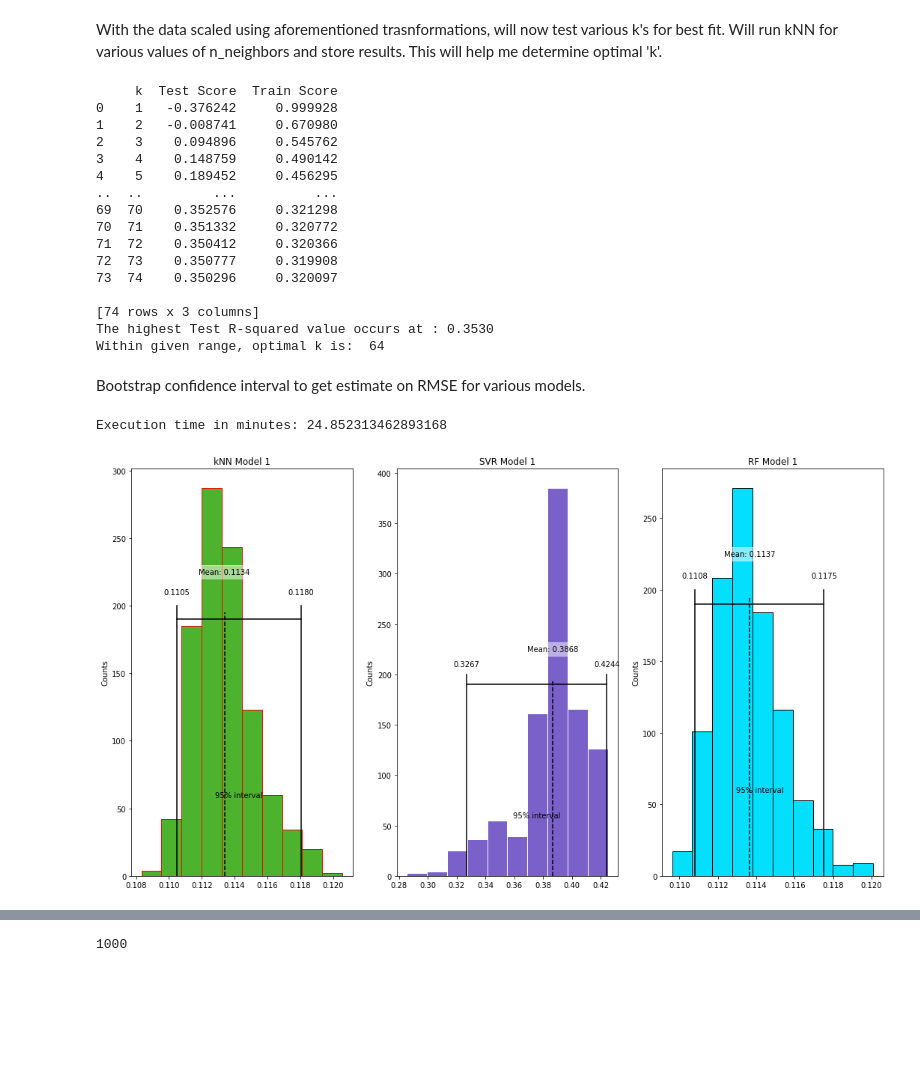
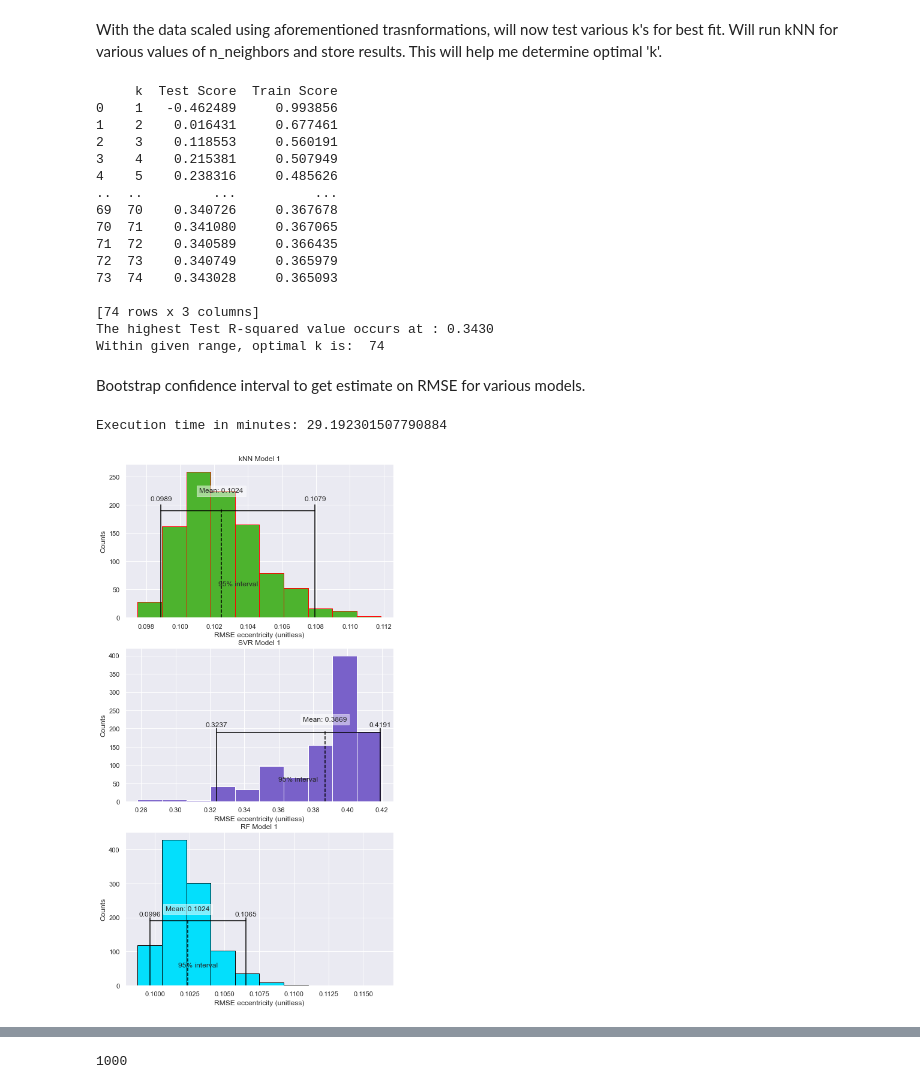
Before and after one commit to jbravo87/blog-projects, a Jupyter notebook: exoplanet_data_notebook.ipynb, the cells around one changed output, grey strips where cells are left out. Drawn from its saved outputs; the diff is of its cells as text; code cells hidden in the pictures; blank space fills up the shorter version.

Commit message:
Ran the script to ensure bootstrap confidence intervals

```diff
--- a/exoplanet_data_notebook.ipynb
+++ b/exoplanet_data_notebook.ipynb
@@ -27,6 +27,8 @@ from scipy import stats
 from math import sqrt
 from scipy.stats import wilcoxon
 from scipy.stats import spearmanr
+import seaborn as sns
+sns.set(style="darkgrid")
 # %%
 # Assign path of data to a variable.
 # Initiate first data frame with raw data.
@@ -83,8 +85,8 @@ df1
 Will rename the columns of interest for ease, i.e. make analysis clearer, and remove unnecessary rows by removing all the NA values from the original data frame.
 # %%
 df1 = df1.rename(columns={'pl_name':'planetname', 'pl_orbper':'orbitperiod', 'pl_orbeccen':'eccentricity'})
-df1 = df1.dropna()
-#df1 = df1.fillna(df1.median(numeric_only=True))
+#df1 = df1.dropna()
+df1 = df1.fillna(df1.median(numeric_only=True))
 df1
 # %% [output]
 |  | planetname | orbitperiod | eccentricity |
@@ -346,21 +350,21 @@ print('The highest Test R-squared value occurs at : %.4f' % outcomes_1.iloc[:,1]
 print('Within given range, optimal k is: ', outcomes_1.loc[outcomes_1['Test Score'] == outcomes_1.iloc[:,1].max(), 'k'].iloc[0])
 # %% [output]
      k  Test Score  Train Score
-0    1   -0.376242     0.999928
-1    2   -0.008741     0.670980
-2    3    0.094896     0.545762
-3    4    0.148759     0.490142
-4    5    0.189452     0.456295
+0    1   -0.462489     0.993856
+1    2    0.016431     0.677461
+2    3    0.118553     0.560191
+3    4    0.215381     0.507949
+4    5    0.238316     0.485626
 ..  ..         ...          ...
-69  70    0.352576     0.321298
-70  71    0.351332     0.320772
-71  72    0.350412     0.320366
-72  73    0.350777     0.319908
-73  74    0.350296     0.320097
+69  70    0.340726     0.367678
+70  71    0.341080     0.367065
+71  72    0.340589     0.366435
+72  73    0.340749     0.365979
+73  74    0.343028     0.365093
 
 [74 rows x 3 columns]
-The highest Test R-squared value occurs at : 0.3530
-Within given range, optimal k is:  64
+The highest Test R-squared value occurs at : 0.3430
+Within given range, optimal k is:  74
 # %% [markdown]
 Bootstrap confidence interval to get estimate on RMSE for various models.
 # %%
@@ -390,10 +394,10 @@ def ci_bootstrap(df, model):
 start_time_1 = time.time()
 
 df2 = pd.concat([np.log10(orbper), eccen], axis=1)
-metrics1_1 = ci_bootstrap(df2, KNeighborsRegressor(n_neighbors = 64))
+metrics1_1 = ci_bootstrap(df2, KNeighborsRegressor(n_neighbors = 74))
 
 # Plotting Logic
-fig1_2, ax1_2 = plt.subplots(1, 3, figsize = (18, 10))
+fig1_2, ax1_2 = plt.subplots(3, 1, figsize = (8, 16))
 #fig1_2.suptitle('Bootstrap Performance Metrics - Case 1')
 
 # Confidence Interval
@@ -437,34 +441,34 @@ ax1_2[1].text(mean_svr_model_1, 225, f'Mean: {mean_svr_model_1:.4f}',
         horizontalalignment='center', verticalalignment='center')
 ax1_2[1].set_title('SVR Model 1')
 
 # Now for the Random Forest model
 metrics1_3 = ci_bootstrap(df2, RandomForestRegressor(max_depth=2))
 confidence_interval1_3 = list(metrics1_3.quantile([0.025, 0.975]))
 
 ax1_2[2].hist(metrics1_3, color='#03dffc', edgecolor = "black")
 ax1_2[2].plot(confidence_interval1_3, [190, 190], color='black')
 for x1 in confidence_interval1_3:
     ax1_2[2].plot([x1, x1], [0, 200], color='black')
     ax1_2[2].text(x1, 210, f'{x1:.4f}',
             horizontalalignment='center', verticalalignment='center')
 ax1_2[2].text(sum(confidence_interval1_3) / 2, 60, '95% interval',
         horizontalalignment='center', verticalalignment='center')
 
 mean_rf_model_1 = metrics1_3.mean()
 ax1_2[2].plot([mean_rf_model_1, mean_rf_model_1], [0, 195], color='black', linestyle='--')
 ax1_2[2].text(mean_rf_model_1, 225, f'Mean: {mean_rf_model_1:.4f}',
       bbox=dict(facecolor='white', edgecolor='white', alpha=0.5),
        horizontalalignment='center', verticalalignment='center')
 ax1_2[2].set_title('RF Model 1')
 
 for ax in ax1_2.flat:
     ax.set(ylabel = 'Counts')
-    #ax.set(xlabel = 'RMSE eccentricity (unitless)')
+    ax.set(xlabel = 'RMSE eccentricity (unitless)')
 
-plt.savefig('bootstrap_rmse_1.png',dpi=600)
+plt.savefig('bootstrap_rmse_1.png',dpi=800)
 
 execution_time_1 = (time.time() - start_time_1)
 print('Execution time in minutes: ' + str(execution_time_1/60))
 # %% [output]
-Execution time in minutes: 24.852313462893168
+Execution time in minutes: 29.192301507790884
-[figure, old version]
+[figure, new version]
```
Also changed, not shown: parts of 69 cells of this notebook.
